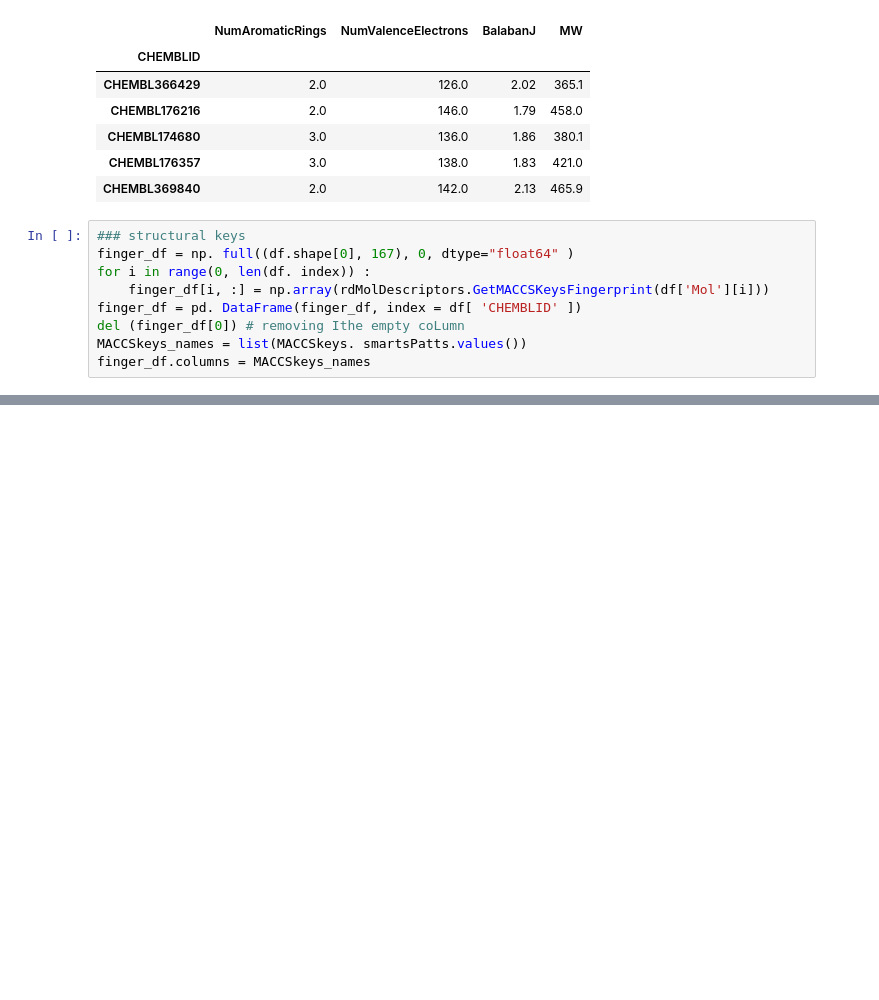
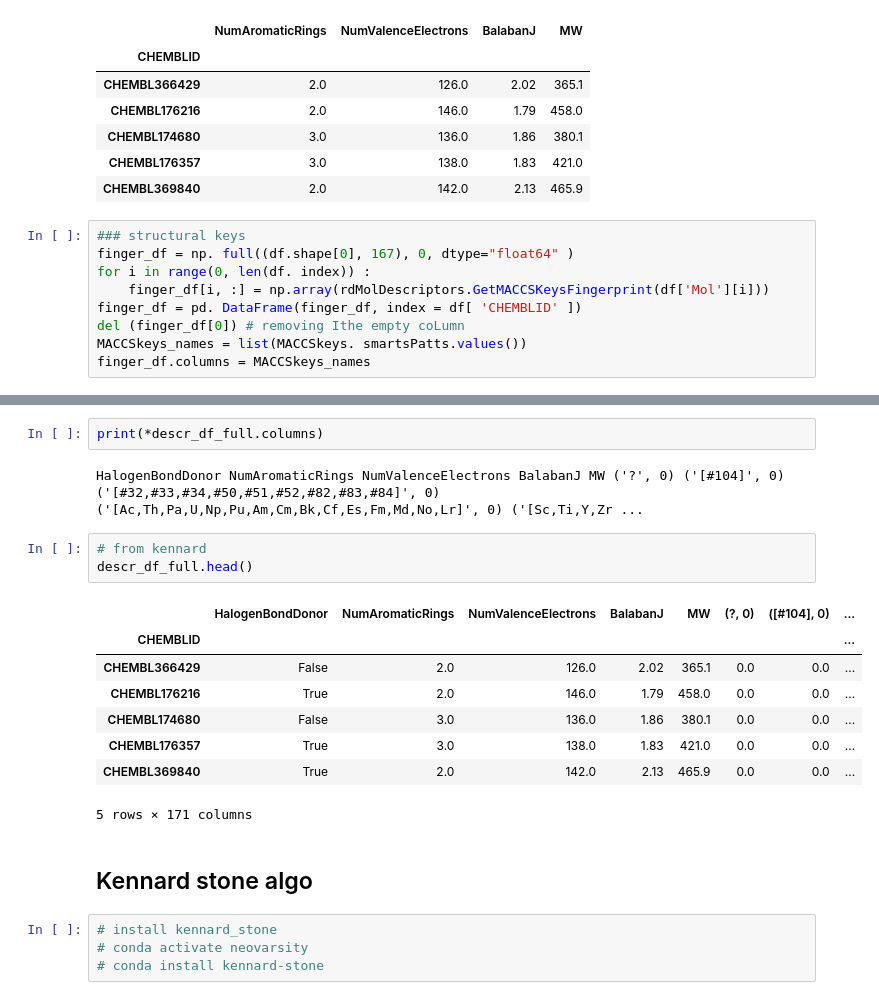
Before and after one commit to MARC0041/neovarsity_chemoinformatics, a Jupyter notebook: chapters10_minmaxdiversity.ipynb, the cells around one changed output, grey strips where cells are left out. Drawn from its saved outputs; the diff is of its cells as text; blank space fills up the shorter version.

```diff
--- a/chapters10_minmaxdiversity.ipynb
+++ b/chapters10_minmaxdiversity.ipynb
@@ -80,0 +94,22 @@ Index(['Unnamed: 0', 'FpDensityMorgan1', 'HeavyAtomMolWt',
+# %%
+print(*descr_df_full.columns)
+# %% [output]
+HalogenBondDonor NumAromaticRings NumValenceElectrons BalabanJ MW ('?', 0) ('[#104]', 0) ('[#32,#33,#34,#50,#51,#52,#82,#83,#84]', 0) ('[Ac,Th,Pa,U,Np,Pu,Am,Cm,Bk,Cf,Es,Fm,Md,No,Lr]', 0) ('[Sc,Ti,Y,Zr ...
+# %%
+# from kennard
+descr_df_full.head()
+# %% [output]
+|  | HalogenBondDonor | NumAromaticRings | NumValenceElectrons | BalabanJ | MW | (?, 0) | ([#104], 0) | ... |
+| CHEMBLID |  |  |  |  |  |  |  | ... |
+| CHEMBL366429 | False | 2.0 | 126.0 | 2.02 | 365.1 | 0.0 | 0.0 | ... |
+| CHEMBL176216 | True | 2.0 | 146.0 | 1.79 | 458.0 | 0.0 | 0.0 | ... |
+| CHEMBL174680 | False | 3.0 | 136.0 | 1.86 | 380.1 | 0.0 | 0.0 | ... |
+| CHEMBL176357 | True | 3.0 | 138.0 | 1.83 | 421.0 | 0.0 | 0.0 | ... |
+| CHEMBL369840 | True | 2.0 | 142.0 | 2.13 | 465.9 | 0.0 | 0.0 | ... |
+5 rows × 171 columns
+# %% [markdown]
+## Kennard stone algo
+# %%
+# install kennard_stone
+# conda activate neovarsity
+# conda install kennard-stone
```
Also changed, not shown: parts of 7 cells of this notebook.
